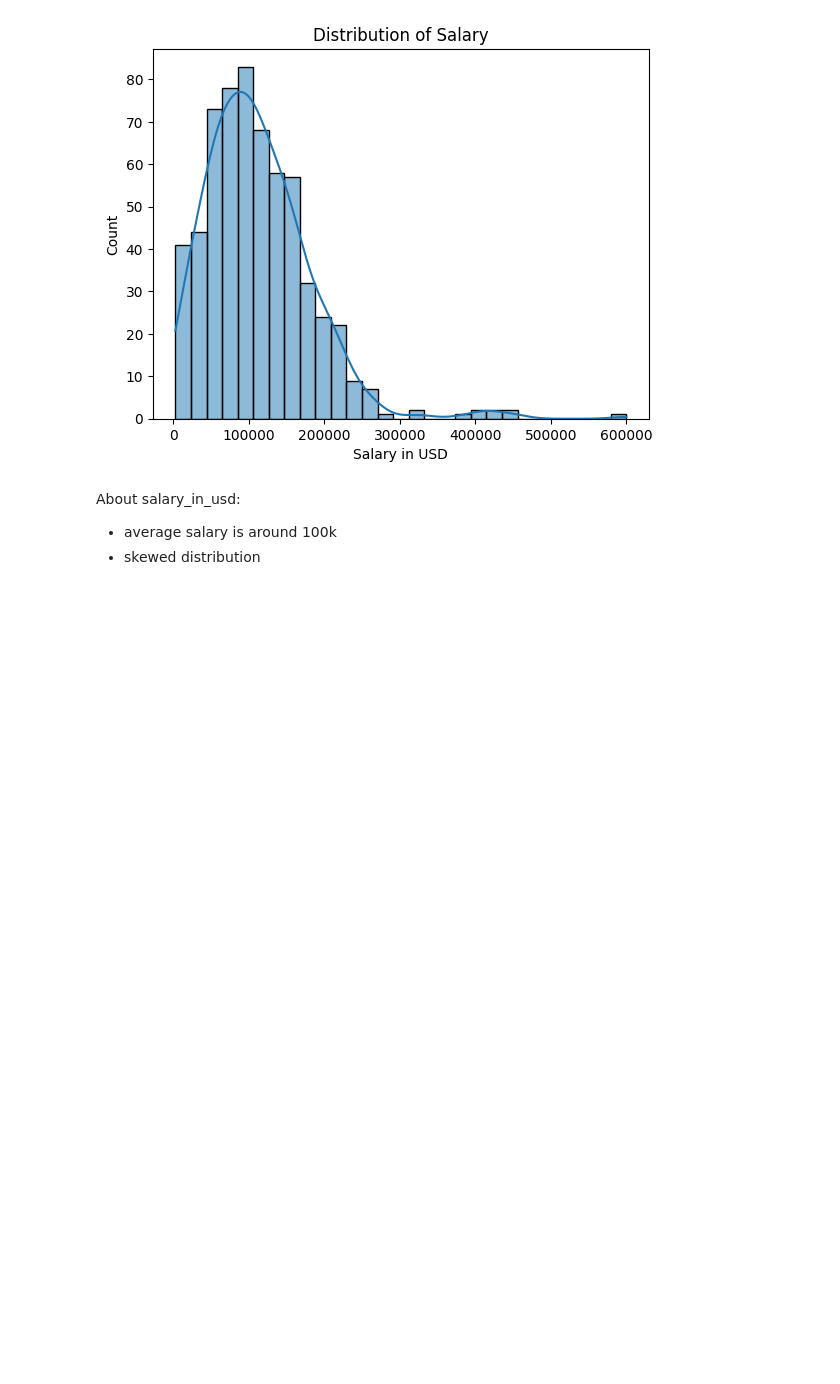
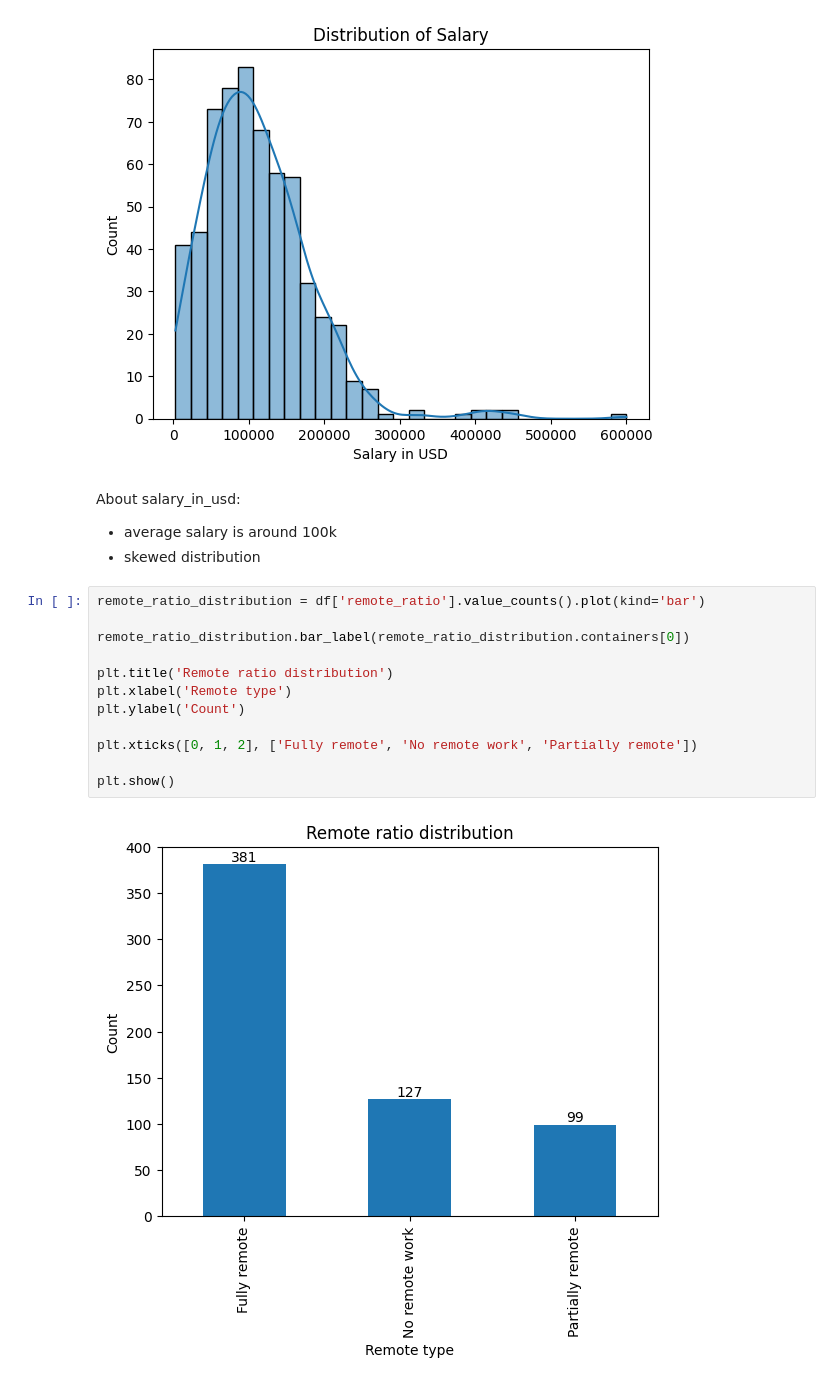
Before and after one commit to NacuAndrei/DataScience-JobSalaries, a Jupyter notebook: DataScienceSalaries.ipynb, the cells around one changed output. Saved outputs shown, nothing was run; the diff lists cells and outputs as text; blank space fills up the shorter version.

Commit message:
Explored remote_ratio

```diff
--- a/DataScienceSalaries.ipynb
+++ b/DataScienceSalaries.ipynb
@@ -310,3 +310,17 @@ plt.show()
 About salary_in_usd:
  - average salary is around 100k
  - skewed distribution
+# %%
+remote_ratio_distribution = df['remote_ratio'].value_counts().plot(kind='bar')
+
+remote_ratio_distribution.bar_label(remote_ratio_distribution.containers[0])
+
+plt.title('Remote ratio distribution')
+plt.xlabel('Remote type')
+plt.ylabel('Count')
+
+plt.xticks([0, 1, 2], ['Fully remote', 'No remote work', 'Partially remote'])
+
+plt.show()
+# %% [output]
+[figure, added]
```
Also changed, not shown: parts of 2 cells of this notebook.
